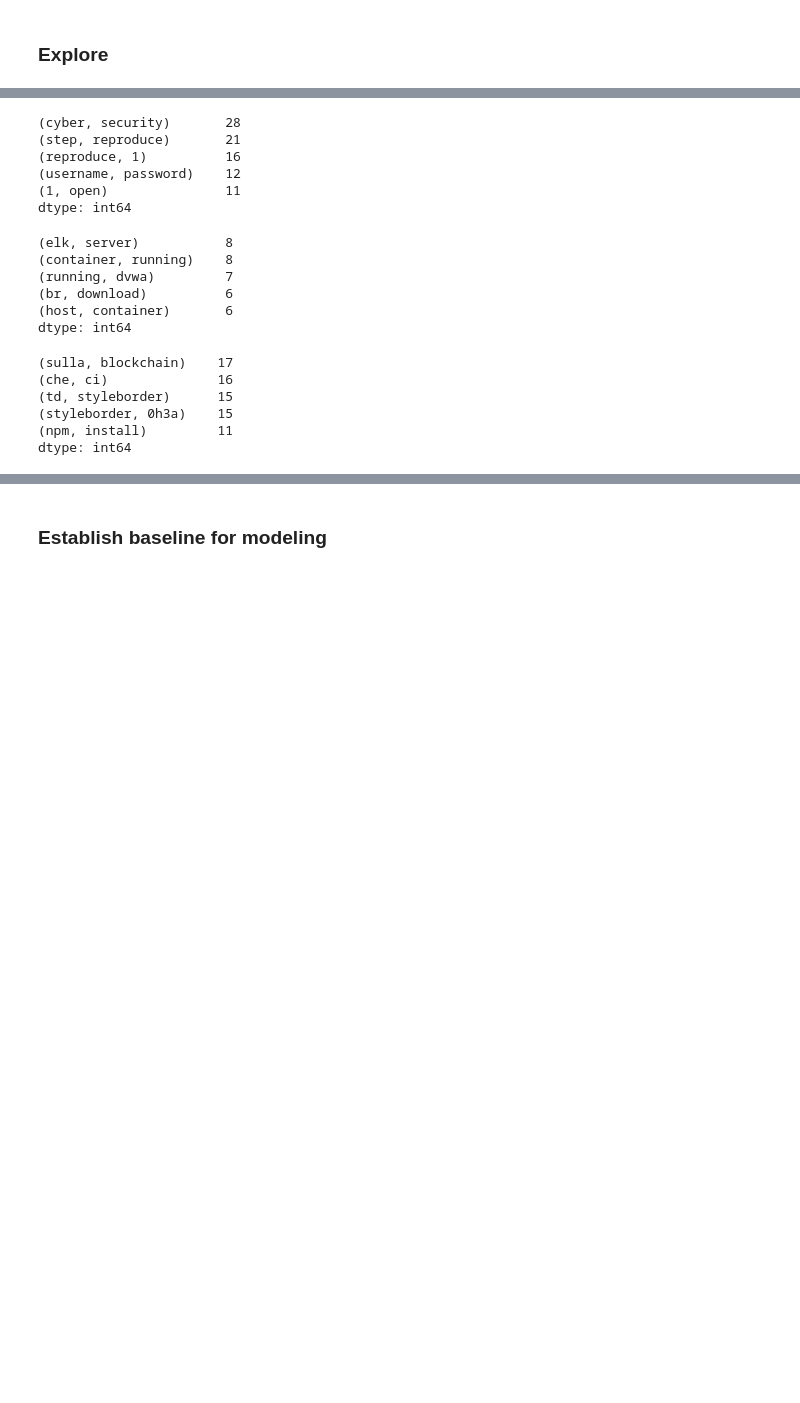
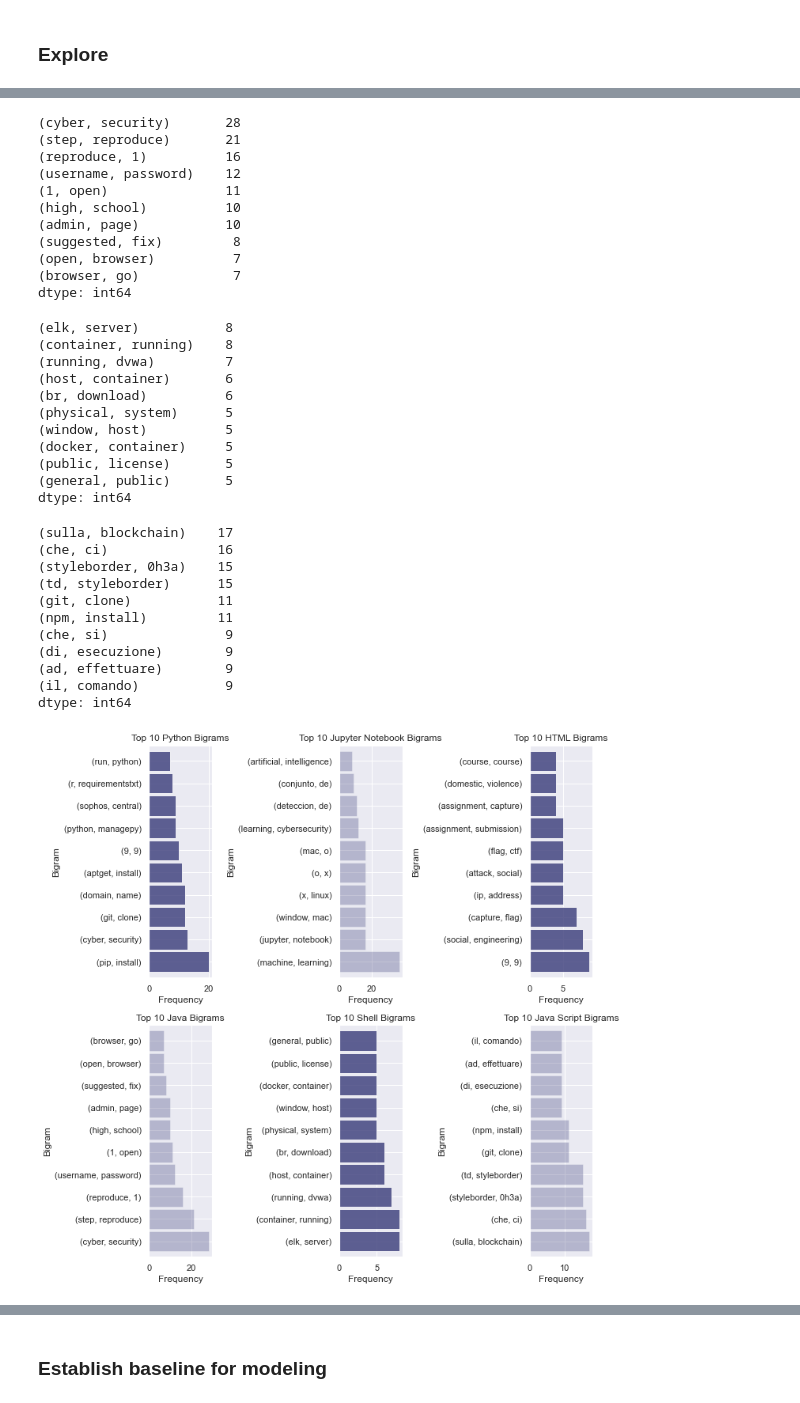
Before and after one commit to barbmarques/individual-nlp-project, a Jupyter notebook: Final_Notebook.ipynb, the cells around one changed output, grey strips where cells are left out. Drawn from its saved outputs; the diff is of its cells as text; code cells hidden in the pictures; blank space fills up the shorter version.

```diff
--- a/Final_Notebook.ipynb
+++ b/Final_Notebook.ipynb
@@ -189,13 +231,18 @@ top_10_java_bigrams = (pd.Series(nltk.ngrams(java_words, 2))
                       .value_counts()
                       .head(10))
 
-top_10_java_bigrams.head()
+top_10_java_bigrams
 # %% [output]
 (cyber, security)       28
 (step, reproduce)       21
 (reproduce, 1)          16
 (username, password)    12
 (1, open)               11
+(high, school)          10
+(admin, page)           10
+(suggested, fix)         8
+(open, browser)          7
+(browser, go)            7
 dtype: int64
 # %%
 #finding most common bigrams in shell words
@@ -203,13 +250,18 @@ top_10_shell_bigrams = (pd.Series(nltk.ngrams(shell_words, 2))
                       .value_counts()
                       .head(10))
 
-top_10_shell_bigrams.head()
+top_10_shell_bigrams
 # %% [output]
 (elk, server)           8
 (container, running)    8
 (running, dvwa)         7
+(host, container)       6
 (br, download)          6
-(host, container)       6
+(physical, system)      5
+(window, host)          5
+(docker, container)     5
+(public, license)       5
+(general, public)       5
 dtype: int64
 # %%
 #finding most common bigrams in jscript words
@@ -217,11 +269,60 @@ top_10_jscript_bigrams = (pd.Series(nltk.ngrams(jscript_words, 2))
                       .value_counts()
                       .head(10))
 
-top_10_jscript_bigrams.head()
+top_10_jscript_bigrams
 # %% [output]
 (sulla, blockchain)    17
 (che, ci)              16
+(styleborder, 0h3a)    15
 (td, styleborder)      15
-(styleborder, 0h3a)    15
+(git, clone)           11
 (npm, install)         11
+(che, si)               9
+(di, esecuzione)        9
+(ad, effettuare)        9
+(il, comando)           9
 dtype: int64
+# %%
+#Create bar plots comparing top 10 bigrams for top 6 languages
+plt.subplot(231)
+top_10_python_bigrams.plot.barh(width=.9, figsize=(10, 10), alpha=.8, colormap='tab20b')
+plt.title('Top 10 Python Bigrams')
+plt.ylabel('Bigram')
+plt.xlabel('Frequency')
+
+plt.subplot(232)
+top_10_jupyter_bigrams.plot.barh(colormap='tab20b', width=.9, figsize=(10, 10), alpha=.3)
+plt.title('Top 10 Jupyter Notebook Bigrams')
+plt.ylabel('Bigram')
+plt.xlabel('Frequency')
+
+plt.subplot(233)
+top_10_html_bigrams.plot.barh(colormap='tab20b', width=.9, figsize=(10, 10), alpha=.8)
+plt.title('Top 10 HTML Bigrams')
+plt.ylabel('Bigram')
+plt.xlabel('Frequency')
+
+plt.subplot(234)
+top_10_java_bigrams.plot.barh(colormap='tab20b', width=.9, figsize=(10, 10), alpha=.3)
+plt.title('Top 10 Java Bigrams')
+plt.ylabel('Bigram')
+plt.xlabel('Frequency')
+
+plt.subplot(235)
+top_10_shell_bigrams.plot.barh(colormap='tab20b', width=.9, figsize=(10, 10), alpha=.8)
+plt.title('Top 10 Shell Bigrams')
+plt.ylabel('Bigram')
+plt.xlabel('Frequency')
+
+plt.subplot(236)
+top_10_jscript_bigrams.plot.barh(colormap='tab20b', width=.9, figsize=(10, 10), alpha=.3)
+plt.title('Top 10 Java Script Bigrams')
+plt.ylabel('Bigram')
+plt.xlabel('Frequency')
+
+
+plt.tight_layout()
+plt.savefig('bar_bigrams.png')
+plt.show()
+# %% [output]
+[figure, added]
```
Also changed, not shown: parts of 21 cells of this notebook, 2 other files.
